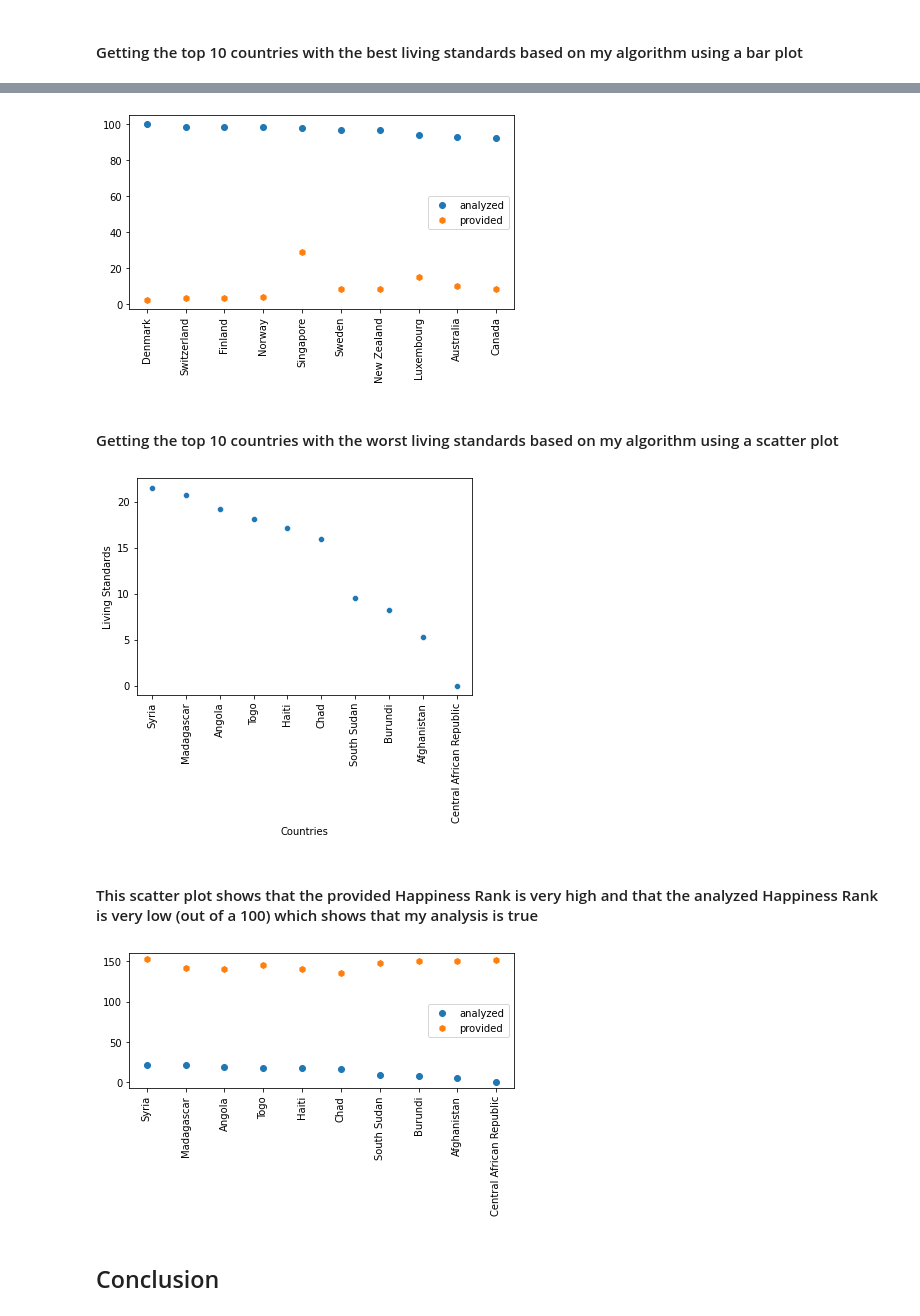
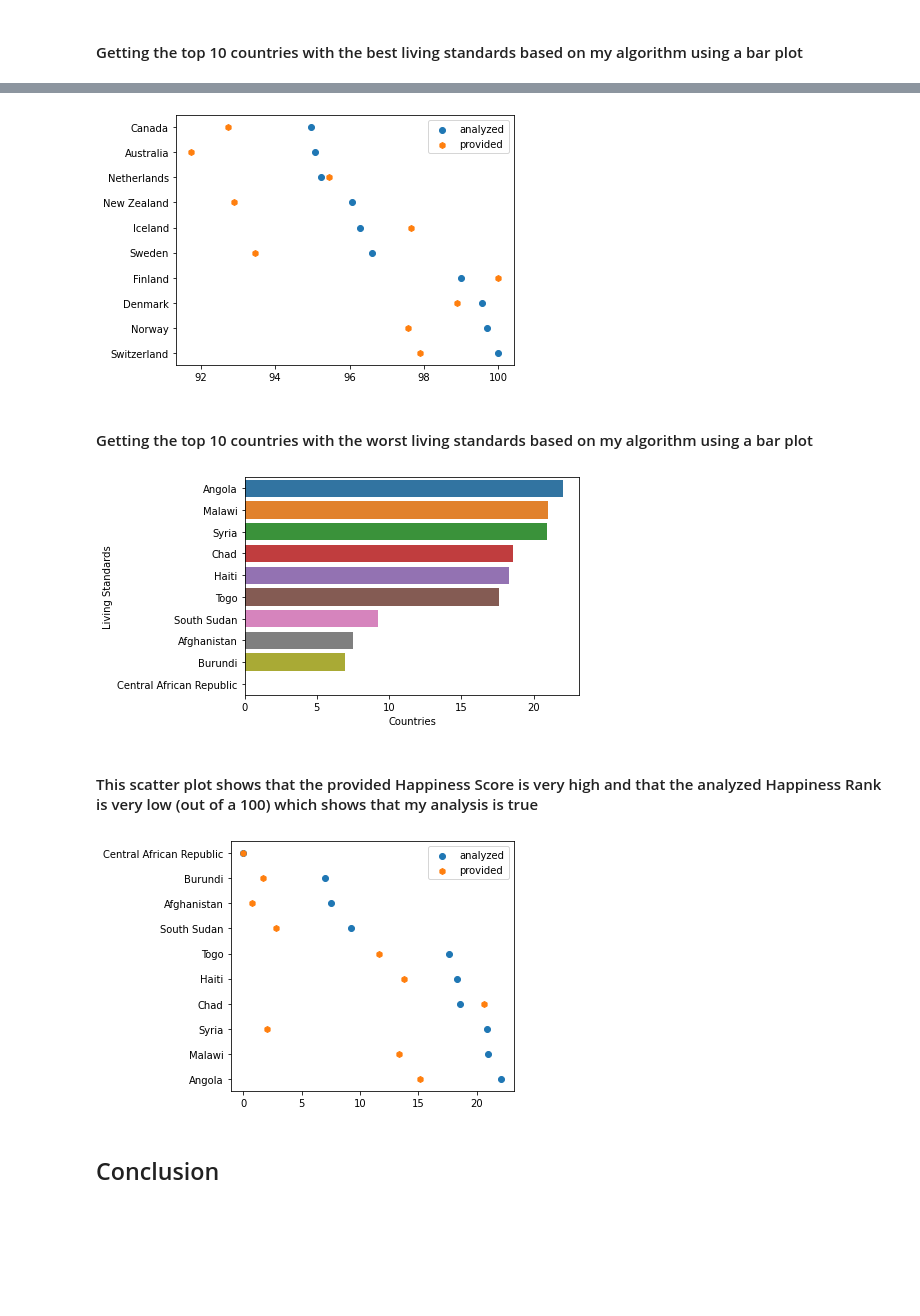
Before and after one commit to ubco-W2022T1-cosc301/project-group47, a Jupyter notebook: notebooks/analysis2.ipynb, the cells around one changed output, grey strips where cells are left out. Cells and saved outputs as stored; diff of their text form; code cells hidden in the pictures; blank space fills up the shorter version.

```diff
--- a/notebooks/analysis2.ipynb
+++ b/notebooks/analysis2.ipynb
@@ -399,8 +316,14 @@ print(ranked_ordered_by_country)
+# %%
+ranked_ordered_by_country["Economy (GDP per Capita)"] = ranked_ordered_by_country["Economy (GDP per Capita)"]*0.79
+ranked_ordered_by_country["Family (Social Support)"] = ranked_ordered_by_country["Family (Social Support)"]*0.63
+ranked_ordered_by_country["Health (Life Expectancy)"] = ranked_ordered_by_country["Health (Life Expectancy)"]*0.73
+ranked_ordered_by_country["Freedom"] = ranked_ordered_by_country["Freedom"]*0.56
+ranked_ordered_by_country["Trust (Government Corruption)"] = ranked_ordered_by_country["Trust (Government Corruption)"]*0.4
 # %% [markdown]
 #### Then I am looping over the ordered by country dataframe and summing up all the columns for every specific country and sorting them by the "Total Sum of Columns" to therefore use that for visualizations.
 # %%
-ranked_ordered_by_country['Total Sum of Columns']=ranked_ordered_by_country.iloc[:,1:7].sum(axis=1)
-ranked_ordered_by_country = ranked_ordered_by_country.sort_values(by = ['Total Sum of Columns'], ascending = False)
+ranked_ordered_by_country['Analyzed Happiness Score']=ranked_ordered_by_country.iloc[:,1:7].sum(axis=1)
+ranked_ordered_by_country = ranked_ordered_by_country.sort_values(by = ['Analyzed Happiness Score'], ascending = False)
 ordered_by_sum_country_normalized = normalize_with_percent(ranked_ordered_by_country)
 print(ordered_by_sum_country_normalized)
 '''I have normalized by percentage my dataset so the data is more spread out and gives better visualizations'''
@@ -440,36 +363,36 @@ plt.show()
 # %%
-plt.scatter(x=best_10_countries['Country'],y=best_10_countries['Total Sum of Columns'],marker='o',label="analyzed")
-plt.scatter(x=best_10_countries['Country'],y=best_10_countries['Happiness Rank'],marker='h',label="provided")
+plt.scatter(x=best_10_countries['Analyzed Happiness Score'],y=best_10_countries['Country'],marker='o',label="analyzed")
+plt.scatter(x=best_10_countries['Happiness Score'],y=best_10_countries['Country'],marker='h',label="provided")
 
 plt.legend(loc='best')
-plt.xticks(rotation = 90)
+#plt.xticks(rotation = 90)
 plt.tight_layout()
 plt.show()
 # %% [output]
-[figure, old version]
+[figure, new version]
 # %% [markdown]
-#### Getting the top 10 countries with the worst living standards based on my algorithm using a scatter plot
+#### Getting the top 10 countries with the worst living standards based on my algorithm using a bar plot
 # %%
 worst_10_countries = ordered_by_sum_country_normalized[159:170]
-sns.scatterplot(data=worst_10_countries, x="Country", y="Total Sum of Columns")
-plt.xticks(rotation = 90)
+sns.barplot(data=worst_10_countries, x="Analyzed Happiness Score", y="Country")
+#plt.xticks(rotation = 90)
 plt.xlabel('Countries')
 plt.ylabel('Living Standards')
 plt.show()
 # %% [output]
-[figure, old version]
+[figure, new version]
 # %% [markdown]
-#### This scatter plot shows that the provided Happiness Rank is very high and that the analyzed Happiness Rank is very low (out of a 100) which shows that my analysis is true
+#### This scatter plot shows that the provided Happiness Score is very high and that the analyzed Happiness Rank is very low (out of a 100) which shows that my analysis is true
 # %%
-plt.scatter(x=worst_10_countries['Country'],y=worst_10_countries['Total Sum of Columns'],marker='o',label="analyzed")
-plt.scatter(x=worst_10_countries['Country'],y=worst_10_countries['Happiness Rank'],marker='h', label="provided")
+plt.scatter(x=worst_10_countries['Analyzed Happiness Score'],y=worst_10_countries['Country'],marker='o',label="analyzed")
+plt.scatter(x=worst_10_countries['Happiness Score'],y=worst_10_countries['Country'],marker='h', label="provided")
 
 plt.legend(loc='best')
-plt.xticks(rotation = 90)
+#plt.xticks(rotation = 90)
 plt.tight_layout()
 plt.show()
 # %% [output]
-[figure, old version]
+[figure, new version]
 # %% [markdown]
 ## Conclusion
 # %% [markdown]
```
Also changed, not shown: parts of 11 cells of this notebook.
